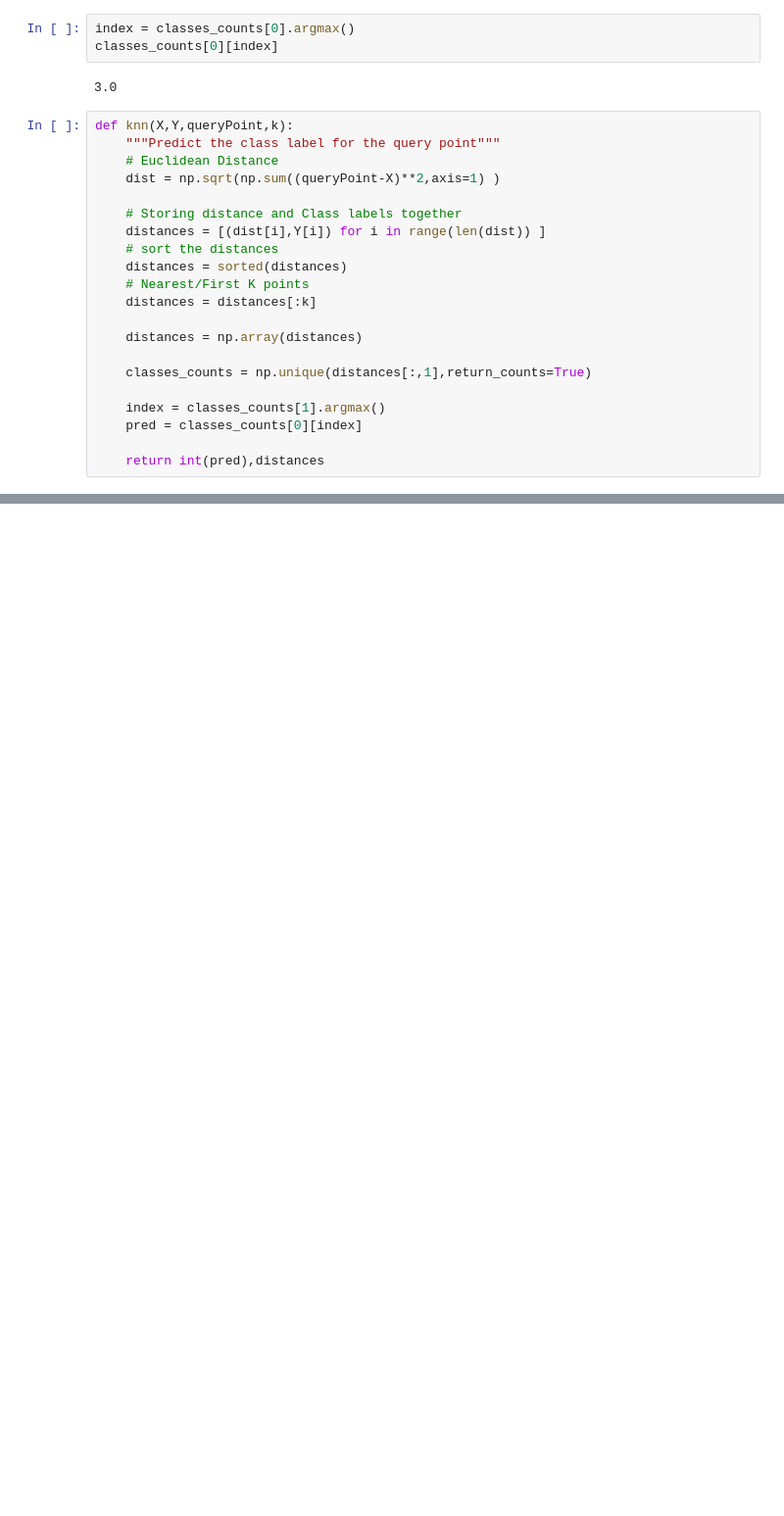
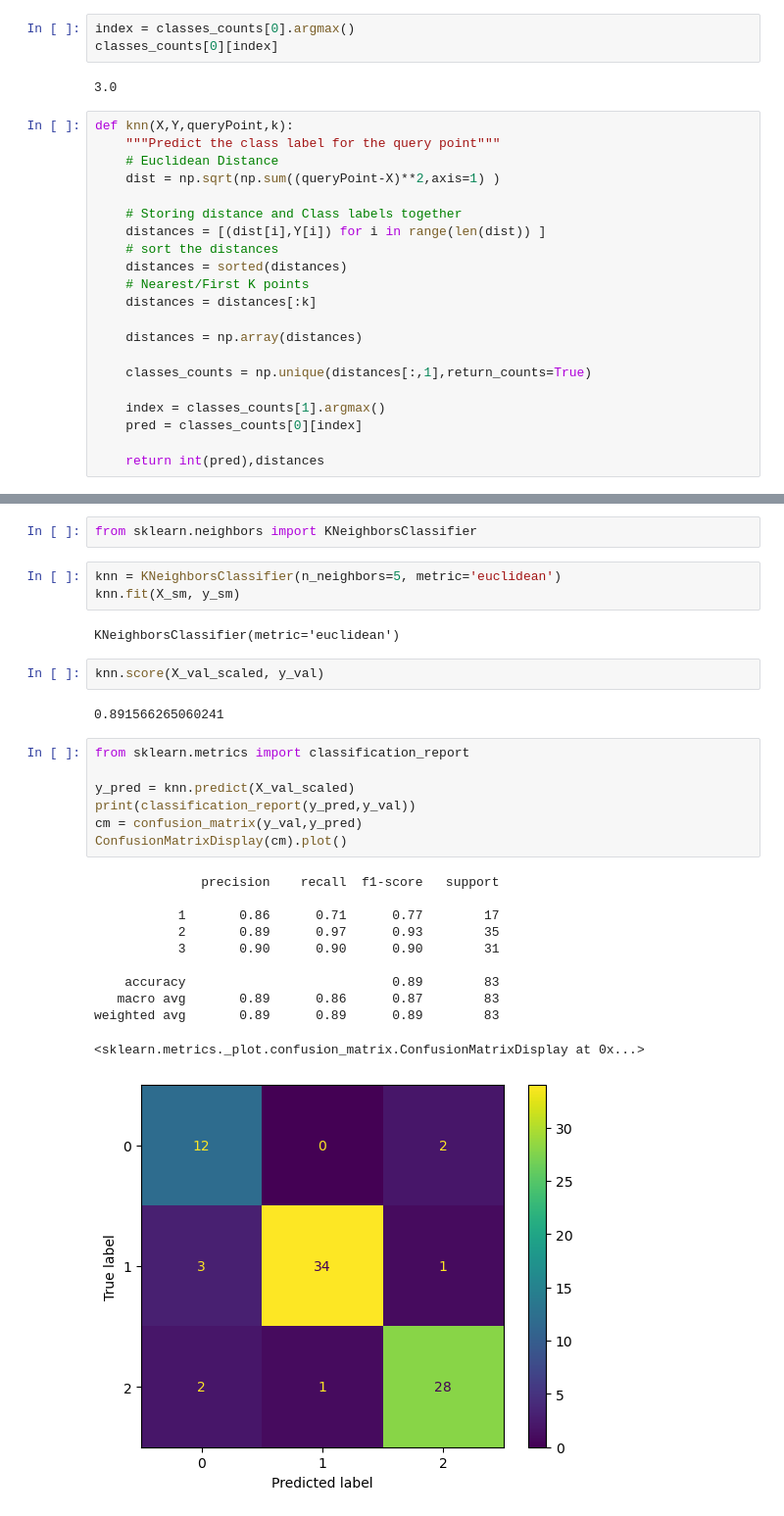
Before and after one commit to UpendraSinghRathore85/ML-Projects-Python, a Jupyter notebook: Supervised Algorithms/KNN/KNN_01_class.ipynb, the cells around one changed output, grey strips where cells are left out. Shown at 98% size. Cells and saved outputs as stored; diff of their text form; blank space fills up the shorter version.

```diff
--- a/Supervised Algorithms/KNN/KNN_01_class.ipynb
+++ b/Supervised Algorithms/KNN/KNN_01_class.ipynb
@@ -210,0 +202,30 @@ weighted avg       0.82      0.82      0.81       110
+# %%
+from sklearn.neighbors import KNeighborsClassifier
+# %%
+knn = KNeighborsClassifier(n_neighbors=5, metric='euclidean')
+knn.fit(X_sm, y_sm)
+# %% [output]
+KNeighborsClassifier(metric='euclidean')
+# %%
+knn.score(X_val_scaled, y_val)
+# %% [output]
+0.891566265060241
+# %%
+from sklearn.metrics import classification_report
+
+y_pred = knn.predict(X_val_scaled)
+print(classification_report(y_pred,y_val))
+cm = confusion_matrix(y_val,y_pred)
+ConfusionMatrixDisplay(cm).plot()
+# %% [output]
+              precision    recall  f1-score   support
+
+           1       0.86      0.71      0.77        17
+           2       0.89      0.97      0.93        35
+           3       0.90      0.90      0.90        31
+
+    accuracy                           0.89        83
+   macro avg       0.89      0.86      0.87        83
+weighted avg       0.89      0.89      0.89        83
+<sklearn.metrics._plot.confusion_matrix.ConfusionMatrixDisplay at 0x...>
+[figure, added]
```
Also changed, not shown: parts of 15 cells of this notebook, 1 other file.
